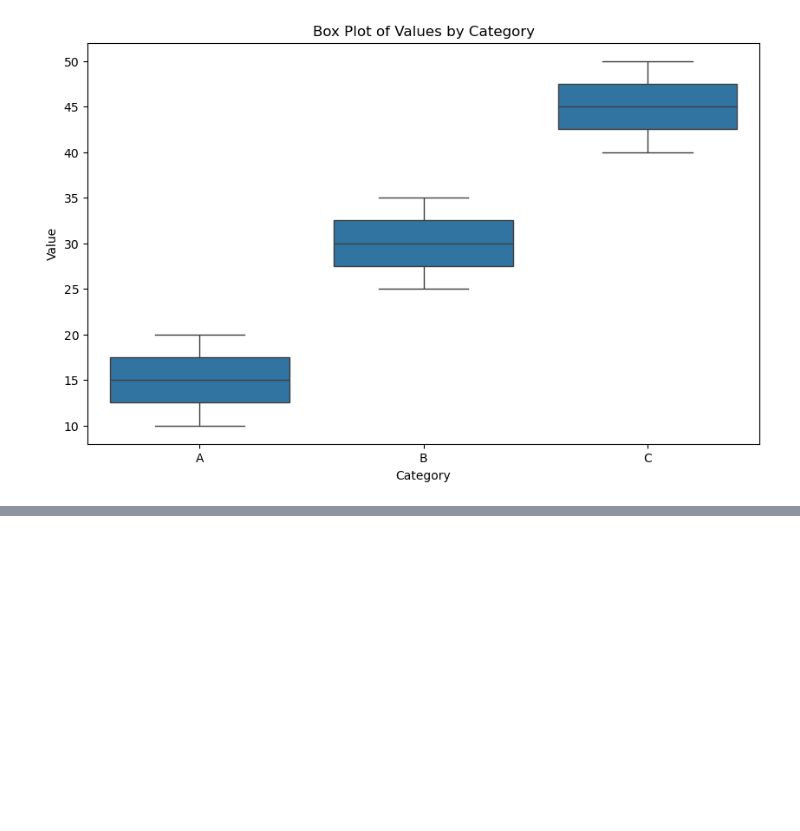
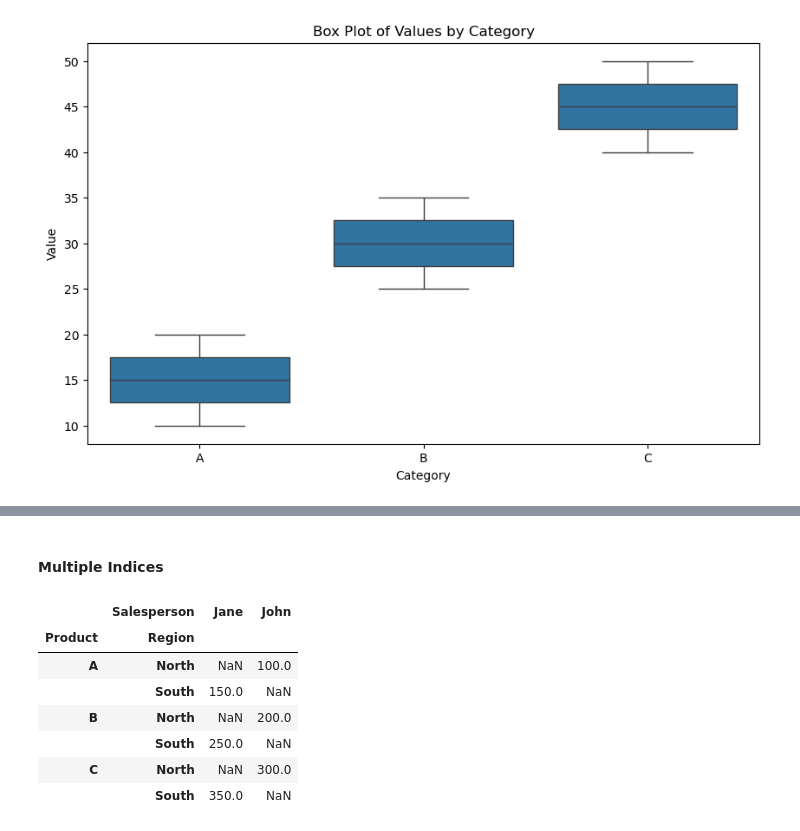
Before and after one commit to RobbertChampagne/Data, a Jupyter notebook: pandas/Visualization.ipynb, the cells around one changed output, grey strips where cells are left out. Saved outputs shown, nothing was run; the diff lists cells and outputs as text; code cells hidden in the pictures; blank space fills up the shorter version.

```diff
--- a/pandas/Visualization.ipynb
+++ b/pandas/Visualization.ipynb
@@ -251,0 +312,30 @@ These examples demonstrate how to create various types of plots using Seaborn an
+# %% [markdown]
+#### Multiple Indices
+# %%
+data = {
+    "Product": ["A", "A", "B", "B", "C", "C"],
+    "Region": ["North", "South", "North", "South", "North", "South"],
+    "Salesperson": ["John", "Jane", "John", "Jane", "John", "Jane"],
+    "Sales": [100, 150, 200, 250, 300, 350],
+}
+df = pd.DataFrame(data)
+
+# Pivot table with multiple indices
+pivot_table = df.pivot_table(
+    index=["Product", "Region"],
+    columns="Salesperson",
+    values="Sales",
+    aggfunc="sum",
+    observed=False,
+)
+
+pivot_table
+# %% [output]
+|  | Salesperson | Jane | John |
+| Product | Region |  |  |
+| A | North | NaN | 100.0 |
+|  | South | 150.0 | NaN |
+| B | North | NaN | 200.0 |
+|  | South | 250.0 | NaN |
+| C | North | NaN | 300.0 |
+|  | South | 350.0 | NaN |
```
Also changed, not shown: parts of 24 cells of this notebook.
